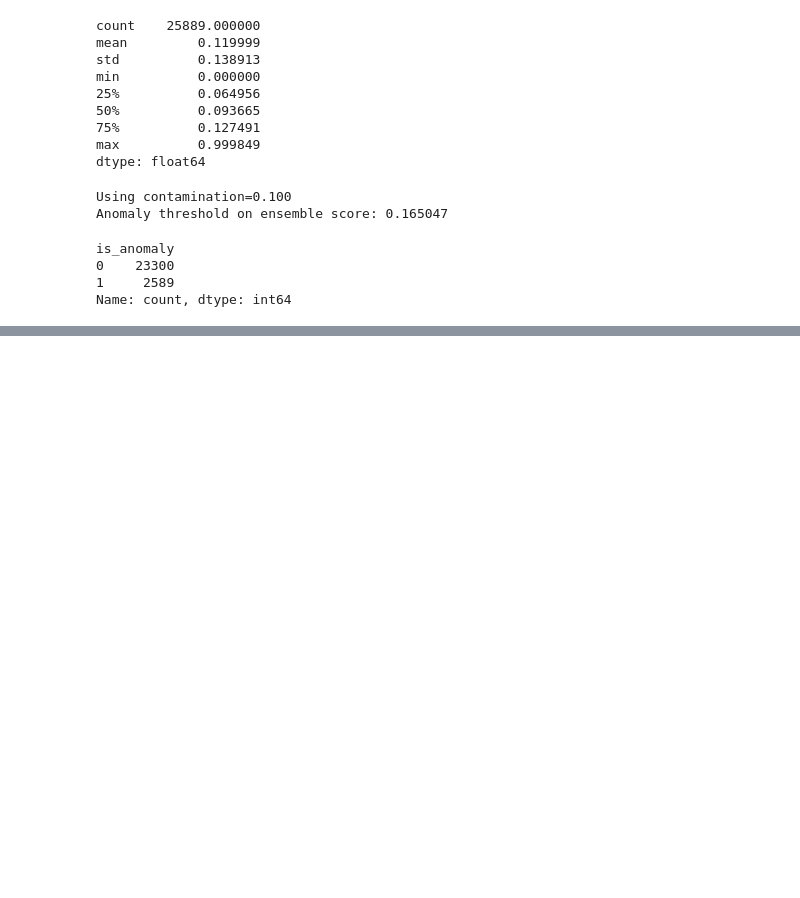
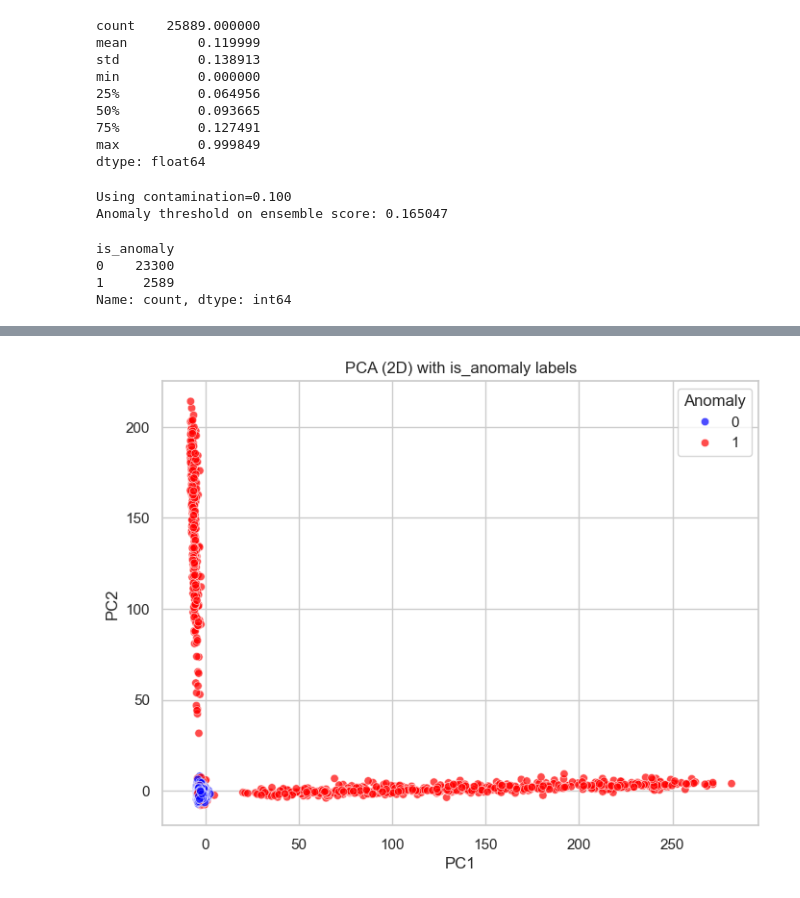
Before and after one commit to DarkTouiZ/player-intelligence-system, a Jupyter notebook: task5/task5_anomaly_detection.ipynb, the cells around one changed output, grey strips where cells are left out. Cells and saved outputs as stored; diff of their text form; code cells hidden in the pictures; blank space fills up the shorter version.

Commit message:
add: visualization

```diff
--- a/task5/task5_anomaly_detection.ipynb
+++ b/task5/task5_anomaly_detection.ipynb
@@ -368,0 +371,11 @@ Name: count, dtype: int64
+# %%
+# PCA 2 components
+pca = PCA(n_components=2, random_state=42)
+pca_result = pca.fit_transform(X_scaled)
+
+# DataFrame สำหรับ plot
+pca_df = pd.DataFrame({
+    'PC1': pca_result[:, 0],
+    'PC2': pca_result[:, 1],
+    'is_anomaly': X['is_anomaly'].values
+})
@@ -368,0 +412,18 @@ Name: count, dtype: int64
+# %%
+# Scatter plot
+plt.figure(figsize=(8,6))
+sns.scatterplot(
+    x='PC1',
+    y='PC2',
+    hue='is_anomaly',
+    data=pca_df,
+    palette={0: 'blue', 1: 'red'},
+    alpha=0.7
+)
+plt.title("PCA (2D) with is_anomaly labels")
+plt.xlabel("PC1")
+plt.ylabel("PC2")
+plt.legend(title='Anomaly')
+plt.show()
+# %% [output]
+[figure, added]
```
Also changed, not shown: parts of 2 cells of this notebook.
